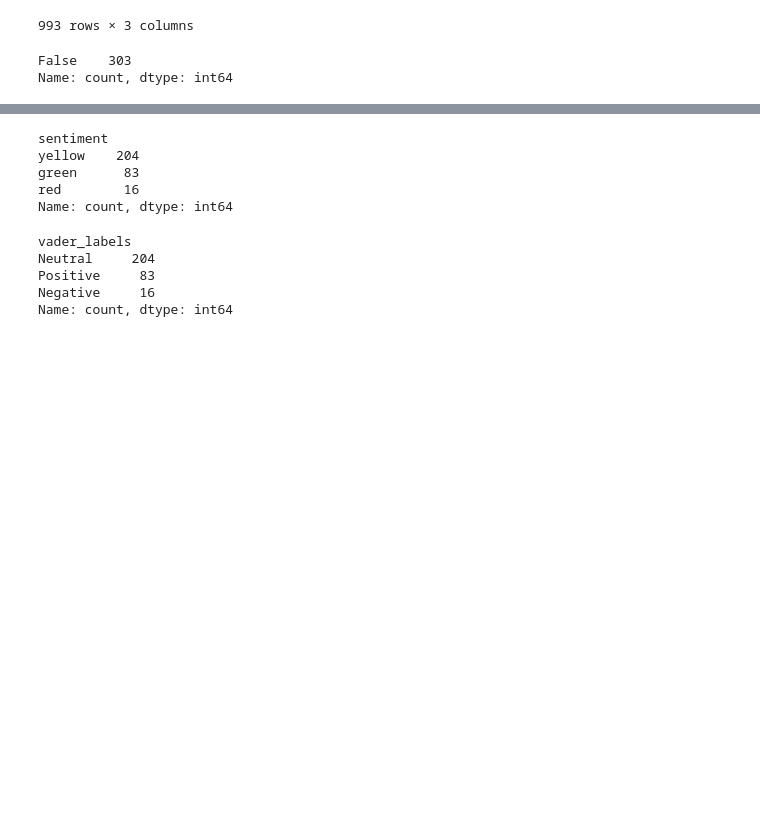
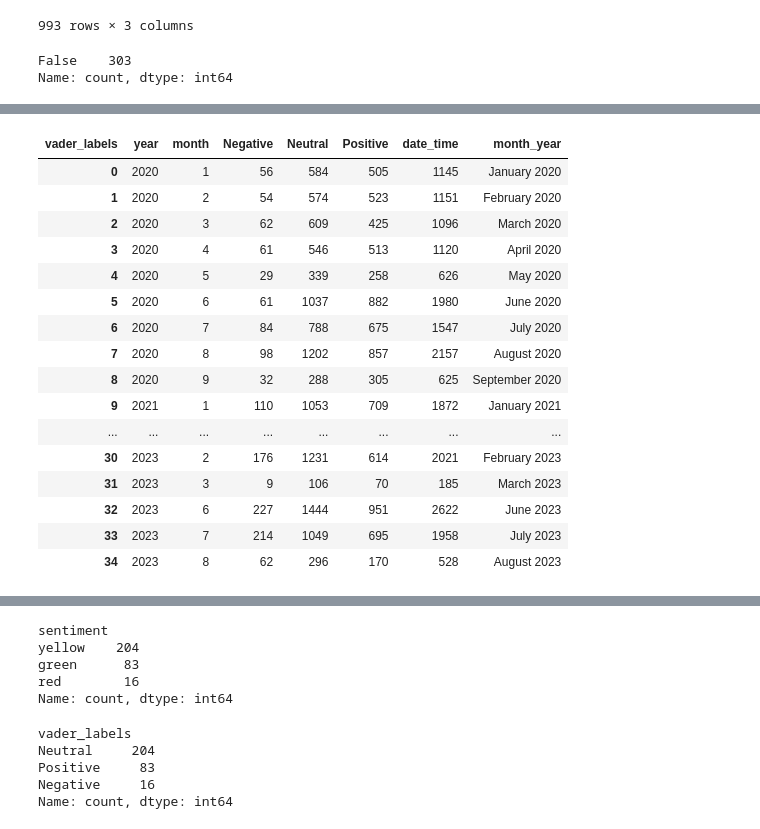
Before and after one commit to rrandev03/NLP_Final, a Jupyter notebook: 200_code/vader.ipynb, the cells around one changed output, grey strips where cells are left out. Drawn from its saved outputs; the diff is of its cells as text; code cells hidden in the pictures; blank space fills up the shorter version.

```diff
--- a/200_code/vader.ipynb
+++ b/200_code/vader.ipynb
@@ -160,0 +154,40 @@ pivoted
+# %%
+# df_col = df[["Unnamed: 0", "Date", "Tweet_Content", "vader_labels"]]
+new_df = new_df.loc[~new_df["UTC_Time"].duplicated()]
+pivoted = new_df.pivot(
+    index="UTC_Time",
+    columns="vader_labels",
+    values="Tweet_Content",
+)
+pivoted["date_time"] = pivoted.index
+# # pivoted["date_time"] = pivoted.index.get_level_values(1)
+pivoted["date_time"] = pd.to_datetime(pivoted["date_time"])
+pivoted["year"] = pivoted["date_time"].dt.year
+pivoted["month"] = pivoted["date_time"].dt.month
+# pivoted["half"] = [1 if x < 7 else 2 for x in pivoted["month"]]
+pivoted = pivoted.groupby(["year", "month"], as_index=False).count()
+# # pivoted = pivoted.groupby(["year", "half"]).count()
+pivoted["month_year"] = (
+    pd.to_datetime(pivoted["month"], format="%m").dt.month_name()
+    + " "
+    + pivoted["year"].astype(str)
+)
+pivoted
+# %% [output]
+| vader_labels | year | month | Negative | Neutral | Positive | date_time | month_year |
+| 0 | 2020 | 1 | 56 | 584 | 505 | 1145 | January 2020 |
+| 1 | 2020 | 2 | 54 | 574 | 523 | 1151 | February 2020 |
+| 2 | 2020 | 3 | 62 | 609 | 425 | 1096 | March 2020 |
+| 3 | 2020 | 4 | 61 | 546 | 513 | 1120 | April 2020 |
+| 4 | 2020 | 5 | 29 | 339 | 258 | 626 | May 2020 |
+| 5 | 2020 | 6 | 61 | 1037 | 882 | 1980 | June 2020 |
+| 6 | 2020 | 7 | 84 | 788 | 675 | 1547 | July 2020 |
+| 7 | 2020 | 8 | 98 | 1202 | 857 | 2157 | August 2020 |
+| 8 | 2020 | 9 | 32 | 288 | 305 | 625 | September 2020 |
+| 9 | 2021 | 1 | 110 | 1053 | 709 | 1872 | January 2021 |
+| ... | ... | ... | ... | ... | ... | ... | ... |
+| 30 | 2023 | 2 | 176 | 1231 | 614 | 2021 | February 2023 |
+| 31 | 2023 | 3 | 9 | 106 | 70 | 185 | March 2023 |
+| 32 | 2023 | 6 | 227 | 1444 | 951 | 2622 | June 2023 |
+| 33 | 2023 | 7 | 214 | 1049 | 695 | 1958 | July 2023 |
+| 34 | 2023 | 8 | 62 | 296 | 170 | 528 | August 2023 |
```
Also changed, not shown: parts of 9 cells of this notebook, 6 other files.
